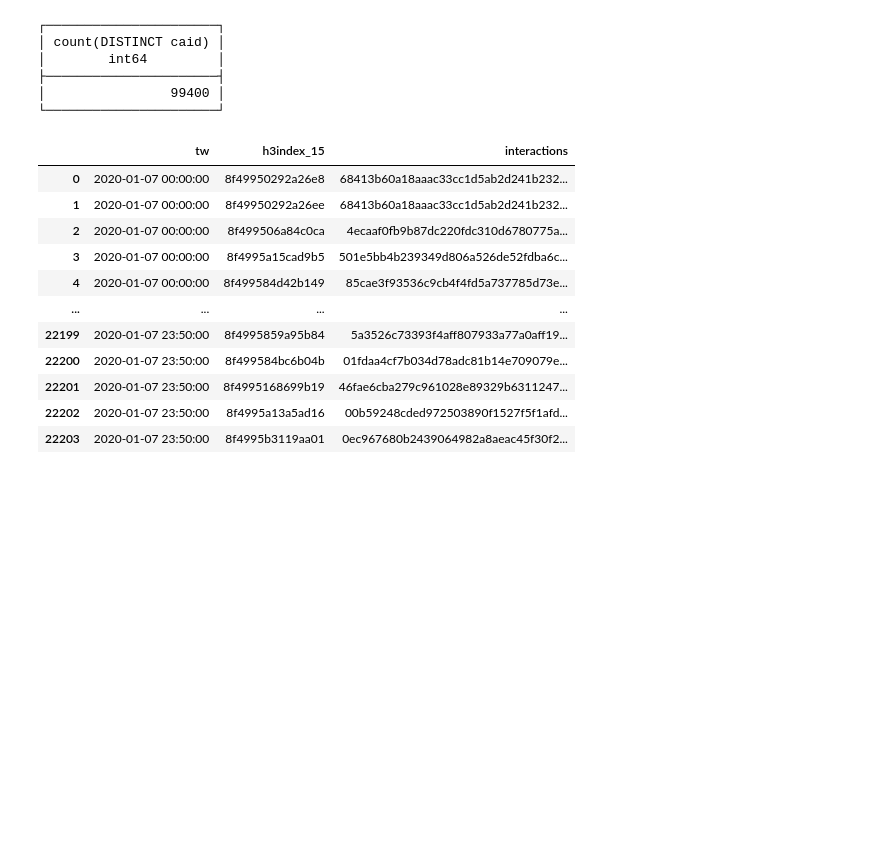
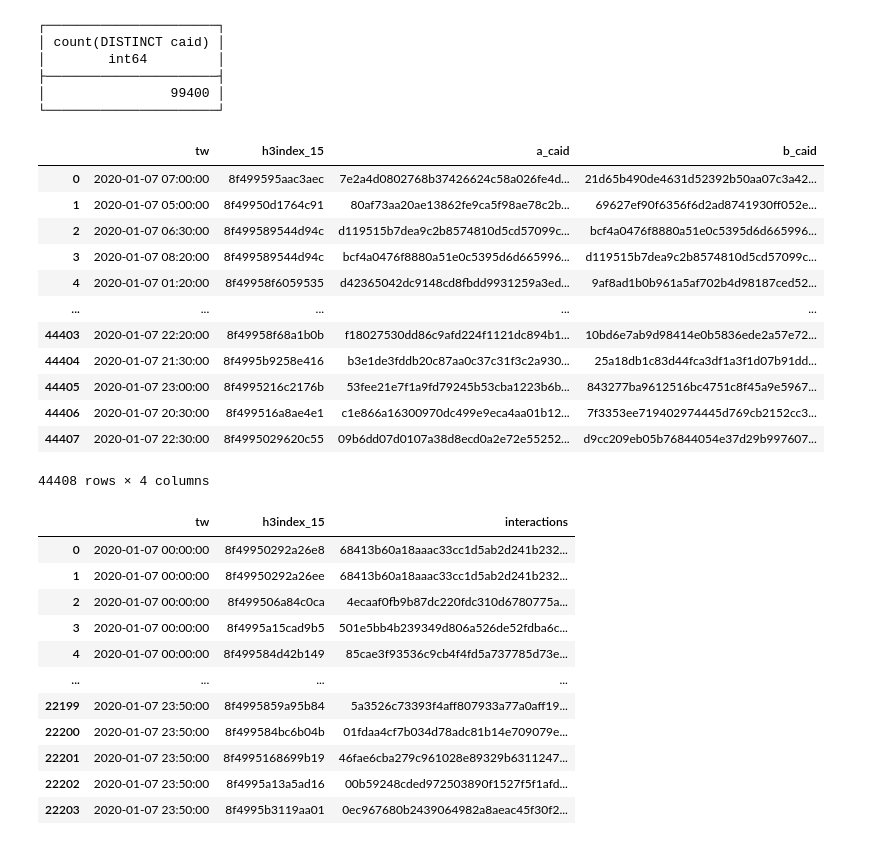
Before and after one commit to hemora/epiteam-network-etl-functions, a Jupyter notebook: notebooks/TotalPingsInZVM.ipynb, the cells around one changed output. Cells and saved outputs as stored; diff of their text form; code cells hidden in the pictures; blank space fills up the shorter version.

```diff
--- a/notebooks/TotalPingsInZVM.ipynb
+++ b/notebooks/TotalPingsInZVM.ipynb
@@ -271,3 +311,19 @@ WHERE a.caid != b.caid
+# %%
+interactions_table
+# %% [output]
+|  | tw | h3index_15 | a_caid | b_caid |
+| 0 | 2020-01-07 07:00:00 | 8f499595aac3aec | 7e2a4d0802768b37426624c58a026fe4d... | 21d65b490de4631d52392b50aa07c3a42... |
+| 1 | 2020-01-07 05:00:00 | 8f49950d1764c91 | 80af73aa20ae13862fe9ca5f98ae78c2b... | 69627ef90f6356f6d2ad8741930ff052e... |
+| 2 | 2020-01-07 06:30:00 | 8f499589544d94c | d119515b7dea9c2b8574810d5cd57099c... | bcf4a0476f8880a51e0c5395d6d665996... |
+| 3 | 2020-01-07 08:20:00 | 8f499589544d94c | bcf4a0476f8880a51e0c5395d6d665996... | d119515b7dea9c2b8574810d5cd57099c... |
+| 4 | 2020-01-07 01:20:00 | 8f49958f6059535 | d42365042dc9148cd8fbdd9931259a3ed... | 9af8ad1b0b961a5af702b4d98187ced52... |
+| ... | ... | ... | ... | ... |
+| 44403 | 2020-01-07 22:20:00 | 8f49958f68a1b0b | f18027530dd86c9afd224f1121dc894b1... | 10bd6e7ab9d98414e0b5836ede2a57e72... |
+| 44404 | 2020-01-07 21:30:00 | 8f4995b9258e416 | b3e1de3fddb20c87aa0c37c31f3c2a930... | 25a18db1c83d44fca3df1a3f1d07b91dd... |
+| 44405 | 2020-01-07 23:00:00 | 8f4995216c2176b | 53fee21e7f1a9fd79245b53cba1223b6b... | 843277ba9612516bc4751c8f45a9e5967... |
+| 44406 | 2020-01-07 20:30:00 | 8f499516a8ae4e1 | c1e866a16300970dc499e9eca4aa01b12... | 7f3353ee719402974445d769cb2152cc3... |
+| 44407 | 2020-01-07 22:30:00 | 8f4995029620c55 | 09b6dd07d0107a38d8ecd0a2e72e55252... | d9cc209eb05b76844054e37d29b997607... |
+44408 rows × 4 columns
 # %%
 net_interactions = duck.sql("""
 SELECT DISTINCT
```
Also changed, not shown: parts of 23 cells of this notebook.
